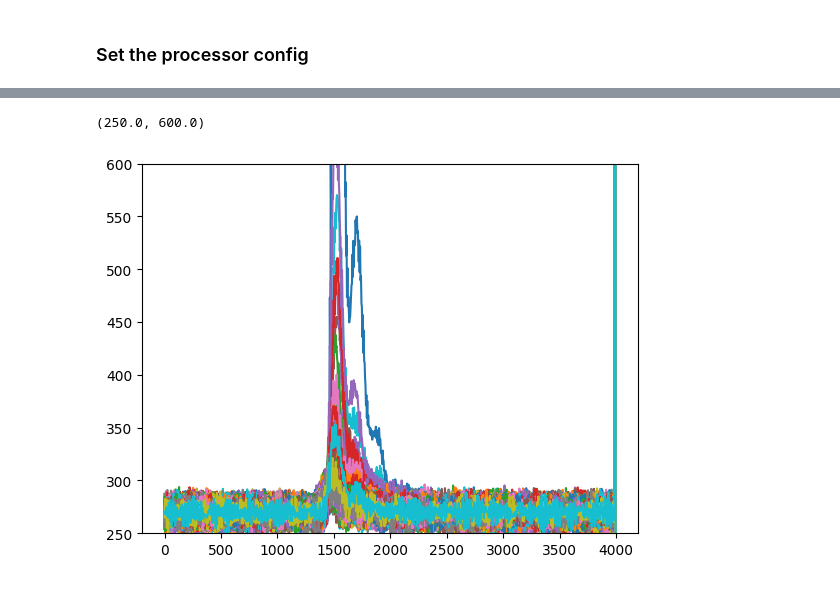
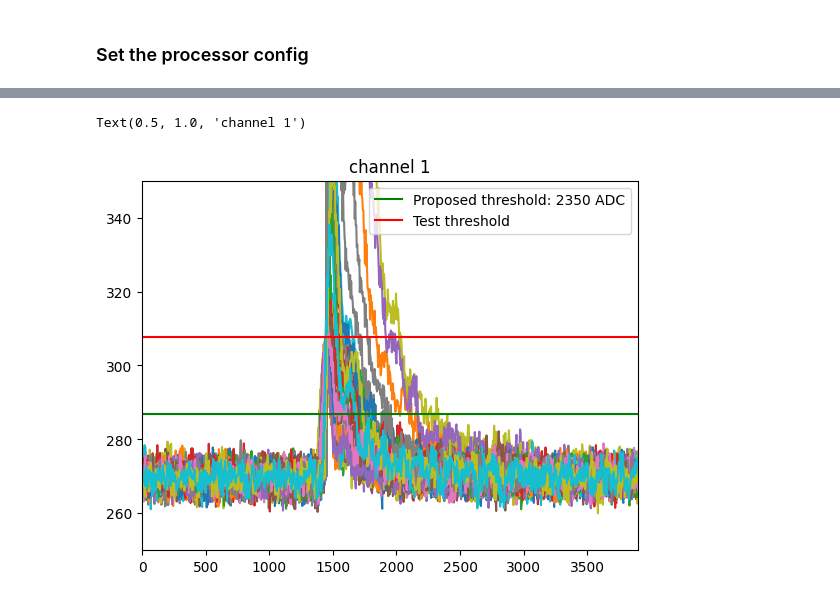
Before and after one commit to darkmatter-ucsd/SandyAQ, a Jupyter notebook: python_wrappers/notebooks/fast_wf_check.ipynb, the cells around one changed output, grey strips where cells are left out. Cells and saved outputs as stored; diff of their text form; code cells hidden in the pictures.

Commit message:
update fast analysis notebook

```diff
--- a/python_wrappers/notebooks/fast_wf_check.ipynb
+++ b/python_wrappers/notebooks/fast_wf_check.ipynb
@@ -11,6 +11,6 @@ import json
 # %% [markdown]
 ### Check which datasets are available
 # %%
-data_folder = "/home/daqtest/DAQ/SandyAQ/python_wrappers/test_output"
+data_folder = "/home/daqtest/DAQ/SandyAQ/python_wrappers/notebooks/test_output"
 glob.glob(f"{data_folder}/*meta*")
 # %% [output]
@@ -24,5 +24,7 @@ meta_data = meta_data_list[0]
 meta_data_basename = os.path.basename(meta_data)
 parts = meta_data_basename.split('_')
 config_name = "_".join(parts[1:4]) + ".ini"
+threshold_adc = parts[3]
+channel = int(parts[2])
 print(config_name)
 # %% [output]
@@ -67,13 +65,22 @@ data_file_basename
 # %%
-data = processor.get_rawdata_numpy(n_evts=1900,
+data = processor.get_rawdata_numpy(n_evts=820,
                                    file=os.path.join(data_folder, data_file_basename),
                                    bit_of_daq=14,
                                    headersize=4,inversion=False)
-# %%
-time = np.arange(0, process_config["nsamps"], 1) * 4
-for i in range(1500,1900):
-    plt.plot(time, data["data_per_channel"][i][0])
-plt.ylim(250,600)
-# %% [output]
-(250.0, 600.0)
-[figure, removed]
+# %%
+threshold_mv = float(threshold_adc) * (2/2**14.) * 1000.
+optimal_threshold_adc = 2350
+optimal_threshold_mv = float(optimal_threshold_adc) * (2/2**14.) * 1000.
+
+time = np.arange(0, process_config["nsamps"], 1) * 4
+for i in range(750,800):
+    plt.plot(time, data["data_per_channel"][i][0])
+plt.axhline(optimal_threshold_mv, color='g',label=f"Proposed threshold: {optimal_threshold_adc} ADC")
+plt.axhline(threshold_mv, color='r',label="Test threshold")
+plt.ylim(250,350)
+plt.xlim(0,3900)
+plt.legend()
+plt.title(f"channel {channel}")
+# %% [output]
+Text(0.5, 1.0, 'channel 1')
+[figure, added]
```
Also changed, not shown: parts of 11 cells of this notebook.
